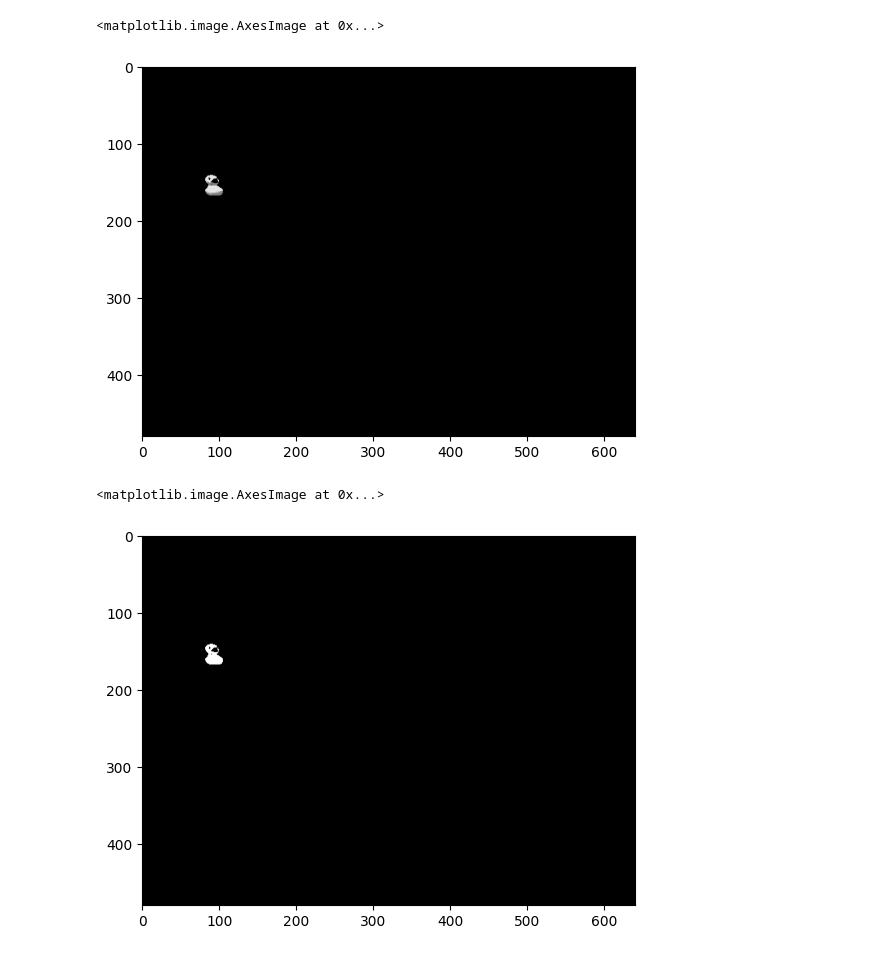
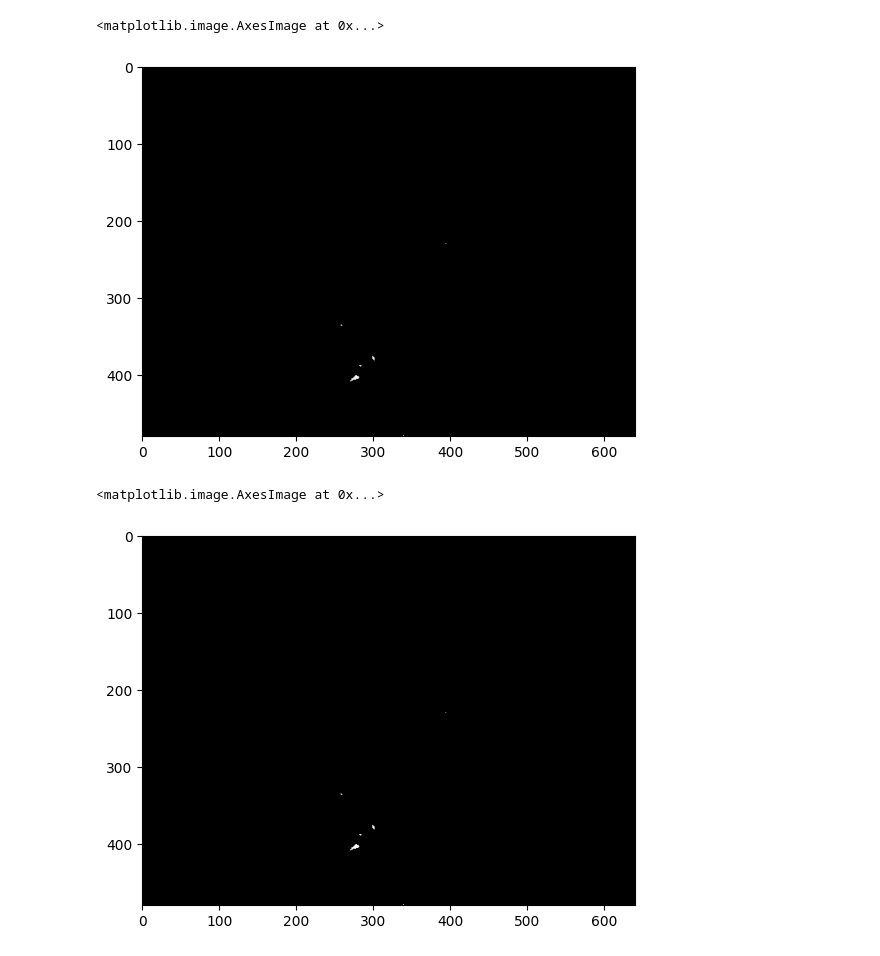
Before and after one commit to filipepcampos/feup-ri-assign4, a Jupyter notebook: detect_bb.ipynb, the cells around one changed output. Cells and saved outputs as stored; diff of their text form; code cells hidden in the pictures.

```diff
--- a/detect_bb.ipynb
+++ b/detect_bb.ipynb
@@ -15,25 +15,25 @@ LOWER_COLOR = LOWER_COLOR_DUCKIE if TARGET_CLASS == 0 else LOWER_COLOR_DUCKIEBOT
 UPPER_COLOR = UPPER_COLOR_DUCKIE if TARGET_CLASS == 0 else UPPER_COLOR_DUCKIEBOT
 # %%
 # Read the image
-image = cv2.imread('./dataset/images/427_ETH_small_intersect.png')
+image = cv2.imread('./dataset/images/428_ETH_small_intersect.png')
 
 # Convert the image from BGR to HSV color space
 hsv = cv2.cvtColor(image, cv2.COLOR_BGR2HSV)
 
 # Threshold the HSV image to get only yellow colors
 mask = cv2.inRange(hsv, LOWER_COLOR, UPPER_COLOR)
 
 # Bitwise-AND mask and original image
 res = cv2.bitwise_and(image, image, mask=mask)
 
 # Convert the resulting image to grayscale
 gray = cv2.cvtColor(res, cv2.COLOR_BGR2GRAY)
 
 # Display the grayscale image with matplotlib
 plt.imshow(gray, cmap='gray')
 # %% [output]
 <matplotlib.image.AxesImage at 0x...>
-[figure, old version]
+[figure, new version]
 # %%
 # Apply thresholding to get a binary image
 ret, thresh = cv2.threshold(gray, 0, 255, cv2.THRESH_BINARY + cv2.THRESH_OTSU)
@@ -42,7 +42,7 @@ ret, thresh = cv2.threshold(gray, 0, 255, cv2.THRESH_BINARY + cv2.THRESH_OTSU)
 plt.imshow(thresh, cmap='gray')
 # %% [output]
 <matplotlib.image.AxesImage at 0x...>
-[figure, old version]
+[figure, new version]
 # %%
 # Apply morphological operations to remove noise
 kernel = np.ones((3, 3), np.uint8)
```
Also changed, not shown: parts of 2 cells of this notebook, 2 other files.
